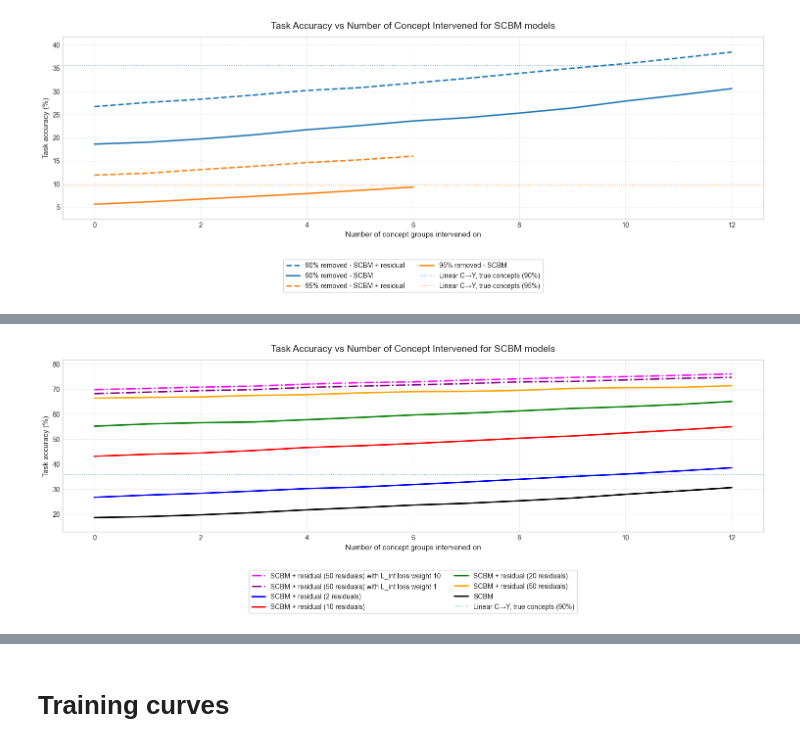
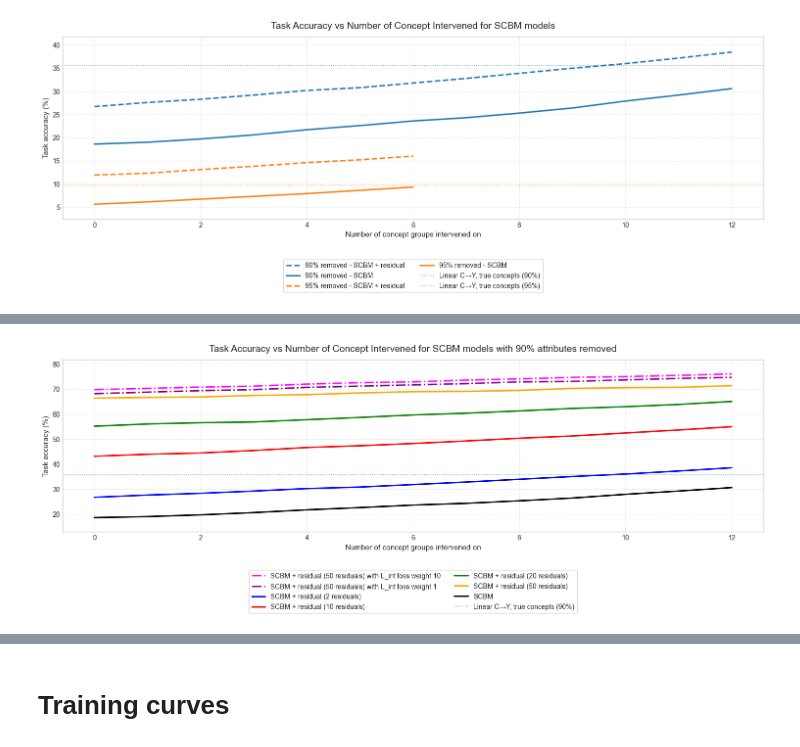
Before and after one commit to stephenmarcou/SCBM_implementation, a Jupyter notebook: results.ipynb, the cells around one changed output, grey strips where cells are left out. Cells and saved outputs as stored; diff of their text form; code cells hidden in the pictures.

```diff
--- a/results.ipynb
+++ b/results.ipynb
@@ -10,27 +10,36 @@ import pickle
 # %% [markdown]
 # SCBM for complete and incomplete CUB datasets where full attribute groups removed
 # %%
-def extract_info_from_intervention_log(model_dir, model_type="scbm", dataset="CUB"):
+def extract_info_from_intervention_log(model_dir, model_type="scbm", dataset="CUB", return_c_auroc=False):
     experiment_path = os.path.join("experiments", model_type, dataset)
     concepts_intervened_list = []
     y_accuracies_list = []
     c_accuracies_list = []
-
-
-
+    c_auroc_list = []
 
     with open(os.path.join(experiment_path, model_dir, "intervention_log.txt"), "r") as f:
         lines = f.readlines()
         for line in lines:
-            if "y_accuracy" and "c_accuracy" and "Intervention on" in line:
-                concepts_intervened, y_accuracy, c_accuracy = re.findall(r"Intervention on (\d+) concepts:.*?y_accuracy:\s*([0-9.]+)\s+c_accuracy:\s*([0-9.]+)", line)[0]
-                concepts_intervened = int(concepts_intervened)
-                y_accuracy = float(y_accuracy) * 100
-                c_accuracy = float(c_accuracy) * 100
+            if "Intervention on" in line and "y_accuracy" in line and "c_accuracy" in line:
+                m = re.search(r"Intervention on (\d+) concepts", line)
+                if not m:
+                    continue
+                concepts_intervened = int(m.group(1))
+
+                y_m = re.search(r"y_accuracy:\s*([0-9.]+)", line)
+                c_m = re.search(r"c_accuracy:\s*([0-9.]+)", line)
+                c_auroc_m = re.search(r"c_AUROC:\s*([0-9.]+)", line)
+
+                y_accuracy = float(y_m.group(1)) * 100 if y_m else None
+                c_accuracy = float(c_m.group(1)) * 100 if c_m else None
+                c_auroc = float(c_auroc_m.group(1)) * 100 if c_auroc_m else None
 
                 concepts_intervened_list.append(concepts_intervened)
                 y_accuracies_list.append(y_accuracy)
                 c_accuracies_list.append(c_accuracy)
+                c_auroc_list.append(c_auroc)
+    if return_c_auroc:
+        return concepts_intervened_list, y_accuracies_list, c_accuracies_list, c_auroc_list
     return concepts_intervened_list, y_accuracies_list, c_accuracies_list
 # %%
 #model_dir_scbm_complete = "complete2026-04-19_13-37-22_fcf0e"
@@ -774,7 +787,7 @@ ax.axhline(
 
 
 ax.set_title(
-    "Task Accuracy vs Number of Concept Intervened for SCBM models",
+    "Task Accuracy vs Number of Concept Intervened for SCBM models with 90% attributes removed",
     fontsize=14,
     pad=12,
 )
@@ -785,34 +798,34 @@ max_len = max(len(concepts_intervened_list_scbm_res_09_2), len(concepts_interven
 ax.xaxis.set_major_locator(
     MaxNLocator(integer=True, prune=None, nbins=min(20, max_len))
 )
 
 
 
 
 y_min = min(min(y_accuracies_list_scbm_res_09_2), min(y_accuracies_list_scbm_09),
             min(y_accuracies_list_scbm_res_09_10), min(y_accuracies_list_scbm_res_09_20),
             min(y_accuracies_list_scbm_res_09_50), min(y_accuracies_list_scbm_09_50_L_int_loss_1),
             min(y_accuracies_list_scbm_09_50_L_int_loss_10))
 y_max = max(max(y_accuracies_list_scbm_res_09_2), max(y_accuracies_list_scbm_09),
             max(y_accuracies_list_scbm_res_09_10), max(y_accuracies_list_scbm_res_09_20),
             max(y_accuracies_list_scbm_res_09_50), max(y_accuracies_list_scbm_09_50_L_int_loss_1),
             max(y_accuracies_list_scbm_09_50_L_int_loss_10))
 
 pad = max((y_max - y_min) * 0.1, 0.5)
 ax.set_ylim(y_min - pad, y_max + pad)
 
 ax.grid(True, which="major", linestyle="--", alpha=0.45)
 ax.legend(
     loc="upper center",
     bbox_to_anchor=(0.5, -0.2),
     ncol=2,  # spread across columns
     frameon=True
 )
 
 fig.tight_layout()
 plt.show()
 # %% [output]
-[figure, old version]
+[figure, new version]
 # %%
 df_dict = {
     "Model": [
```
Also changed, not shown: parts of 4 cells of this notebook, 3 other files.
